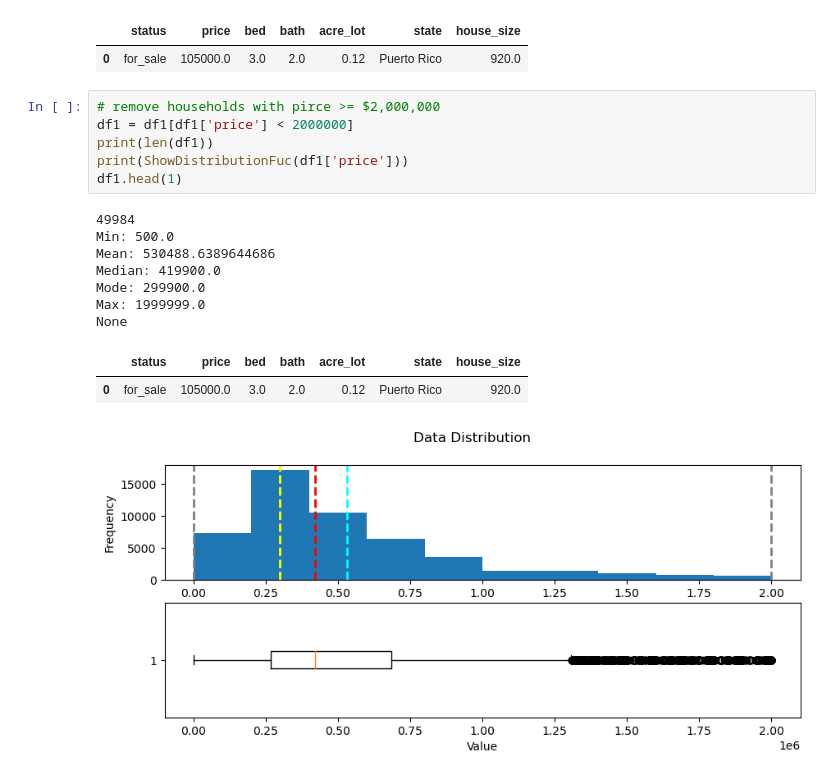
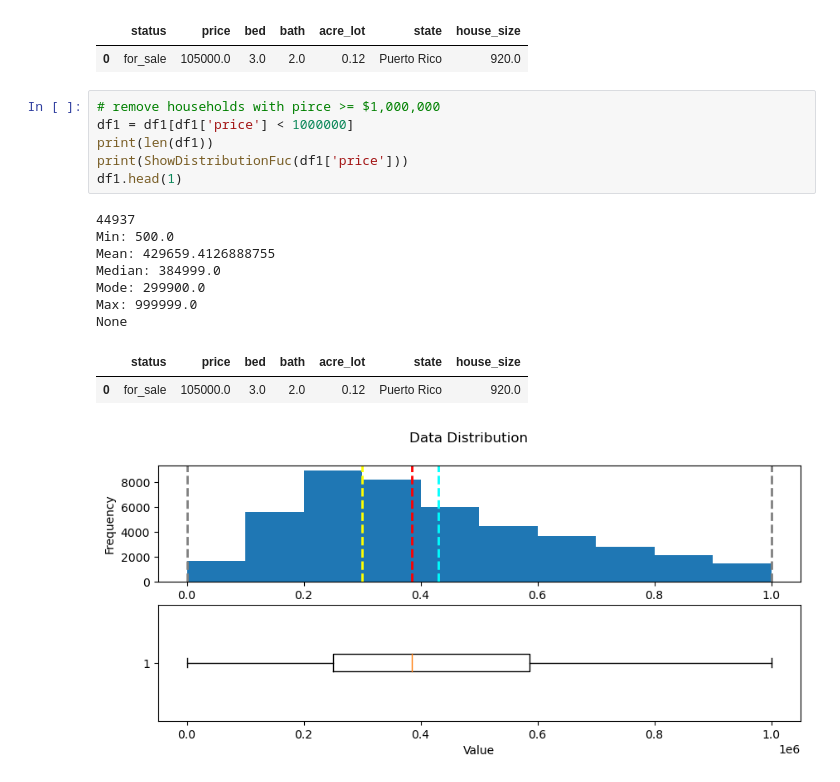
Before and after one commit to ryjamj/ML-USA-Real-Estate-Dataset, a Jupyter notebook: Predict Prices.ipynb, the cells around one changed output. Saved outputs shown, nothing was run; the diff lists cells and outputs as text.

```diff
--- a/Predict Prices.ipynb
+++ b/Predict Prices.ipynb
@@ -217,22 +217,22 @@ df1.head(1)
 |  | status | price | bed | bath | acre_lot | state | house_size |
 | 0 | for_sale | 105000.0 | 3.0 | 2.0 | 0.12 | Puerto Rico | 920.0 |
 # %%
-# remove households with pirce >= $2,000,000
-df1 = df1[df1['price'] < 2000000]
+# remove households with pirce >= $1,000,000
+df1 = df1[df1['price'] < 1000000]
 print(len(df1))
 print(ShowDistributionFuc(df1['price']))
 df1.head(1)
 # %% [output]
-49984
+44937
 Min: 500.0
-Mean: 530488.6389644686
-Median: 419900.0
+Mean: 429659.4126888755
+Median: 384999.0
 Mode: 299900.0
-Max: 1999999.0
+Max: 999999.0
 None
 |  | status | price | bed | bath | acre_lot | state | house_size |
 | 0 | for_sale | 105000.0 | 3.0 | 2.0 | 0.12 | Puerto Rico | 920.0 |
-[figure, old version]
+[figure, new version]
 # %%
 # remove households with bed >= 60
 df1 = df1[df1['bed'] < 60]
```
Also changed, not shown: parts of 17 cells of this notebook, 1 other file.
